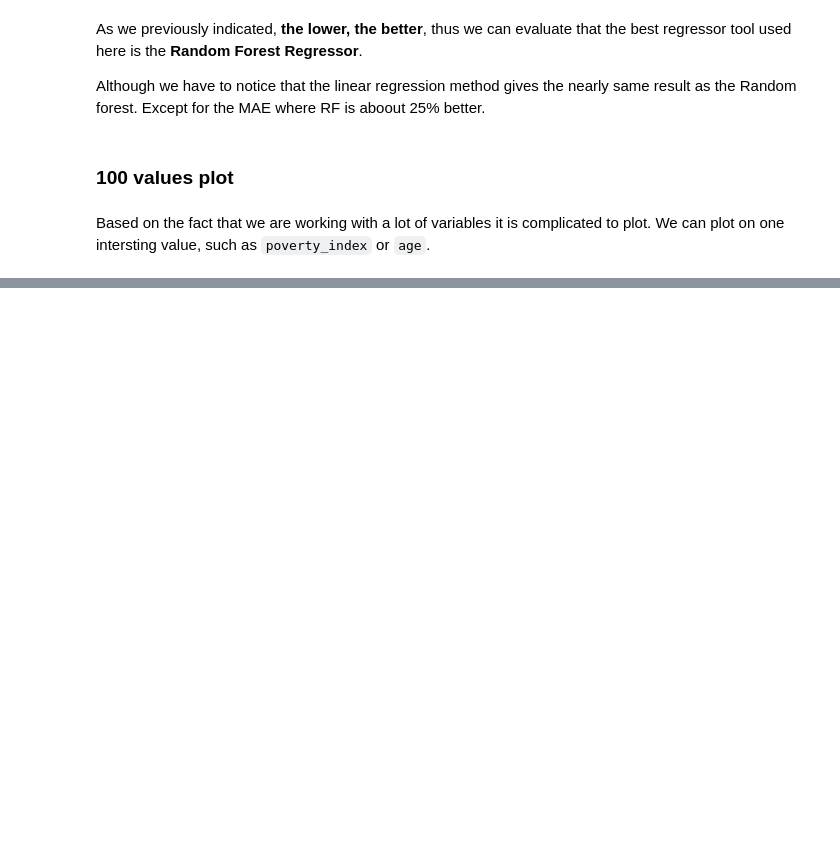
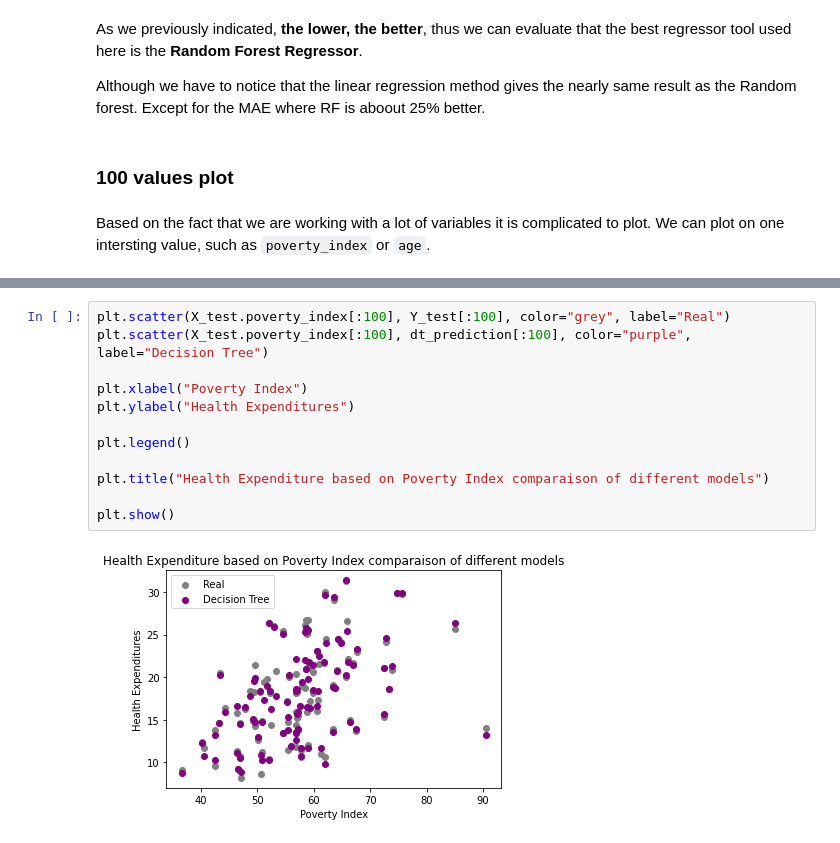
Before and after one commit to vdcmathieu/HISP_analysis, a Jupyter notebook: data_mining_final_project_garance_mathieu.ipynb, the cells around one changed output, grey strips where cells are left out. Saved outputs shown, nothing was run; the diff lists cells and outputs as text; blank space fills up the shorter version.

```diff
--- a/data_mining_final_project_garance_mathieu.ipynb
+++ b/data_mining_final_project_garance_mathieu.ipynb
@@ -767,0 +877,14 @@ plt.show()
+# %%
+plt.scatter(X_test.poverty_index[:100], Y_test[:100], color="grey", label="Real")
+plt.scatter(X_test.poverty_index[:100], dt_prediction[:100], color="purple", label="Decision Tree")
+
+plt.xlabel("Poverty Index")
+plt.ylabel("Health Expenditures")
+
+plt.legend()
+
+plt.title("Health Expenditure based on Poverty Index comparaison of different models")
+
+plt.show()
+# %% [output]
+[figure, added]
```
Also changed, not shown: parts of 43 cells of this notebook.
